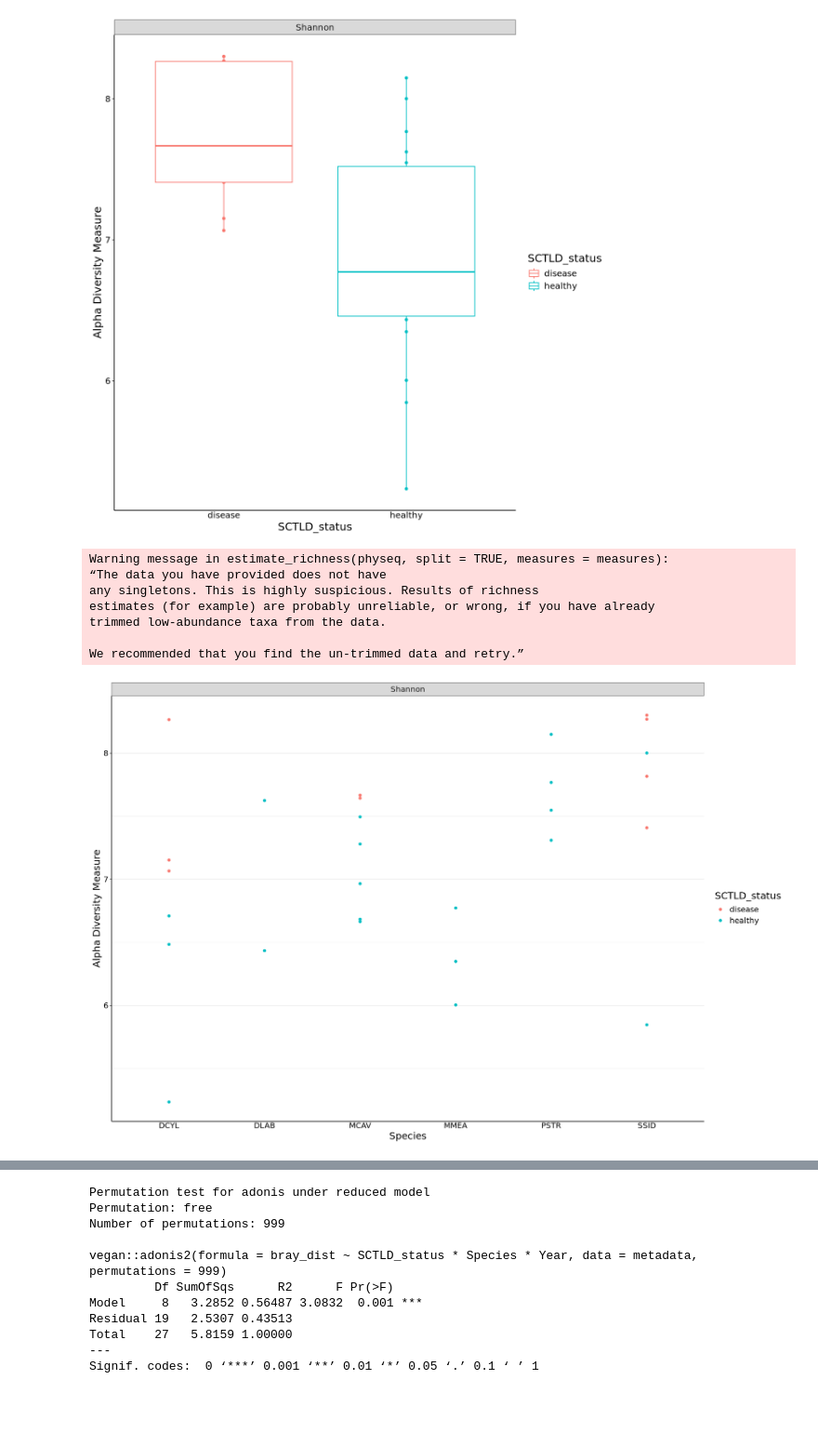
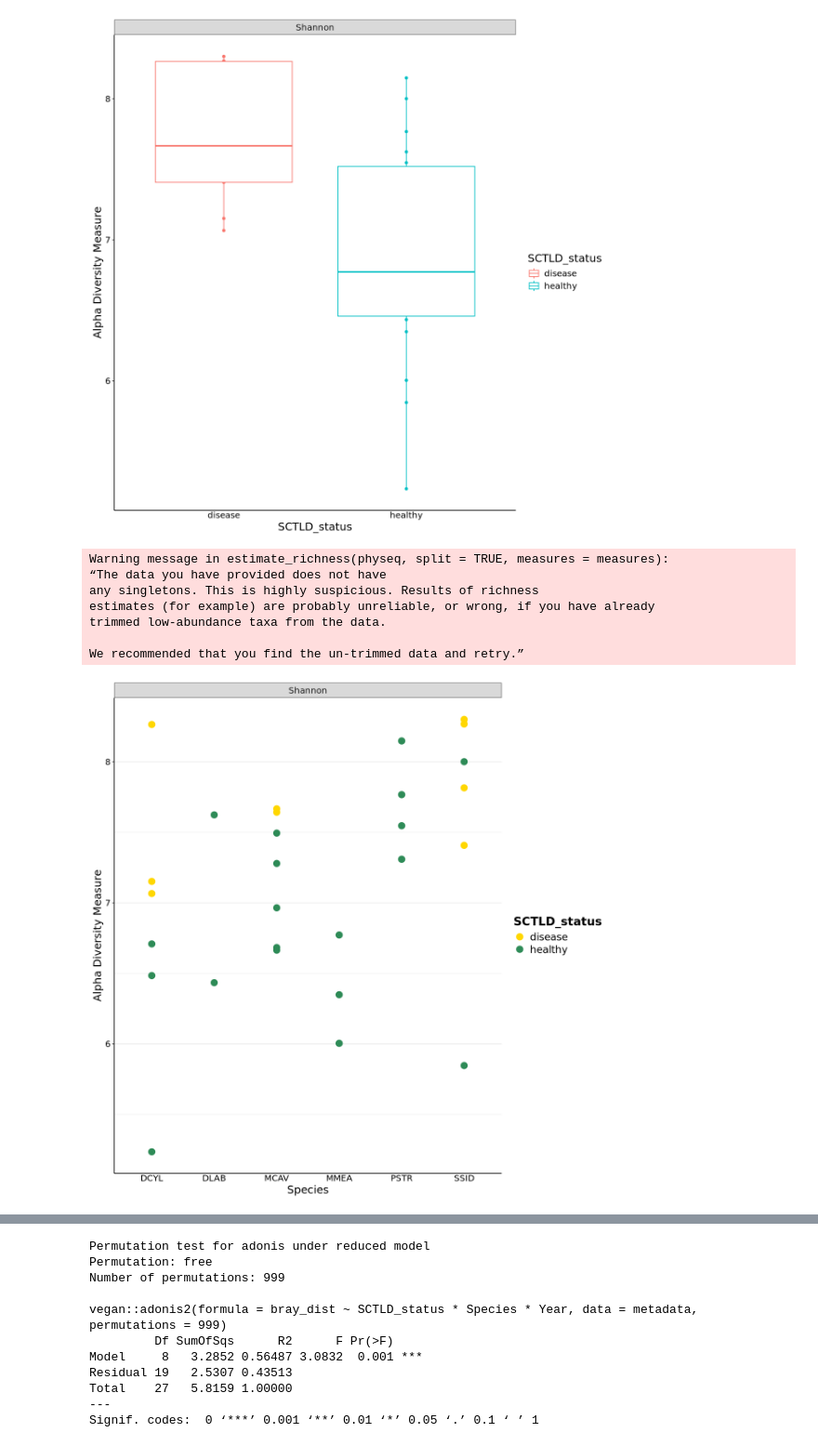
Before and after one commit to nikeaulrich/DR_SCTLD, a Jupyter notebook: DR_phyloseq.ipynb, the cells around one changed output, grey strips where cells are left out. Shown at 93% size. Cells and saved outputs as stored; diff of their text form; code cells hidden in the pictures; blank space fills up the shorter version.

```diff
--- a/DR_phyloseq.ipynb
+++ b/DR_phyloseq.ipynb
@@ -414,22 +438,29 @@ options(repr.plot.width=15, repr.plot.height=10)
+# %%
+rich_colors <- c('gold','seagreen')
 # %%
-rich_species <- plot_richness(DR_all, x="Species", color="SCTLD_status", measures=c("Shannon")) + geom_point() +
+rich_species <- plot_richness(DR_all, x="Species", color="SCTLD_status", measures=c("Shannon")) +
+#geom_point(aes(fill = "SCTLD_status"), color = "black", shape = 21, size = 4, stroke = 1)+
+geom_point(size=4) +
+scale_color_manual("SCTLD_status", values = c(rich_colors)) +
 theme_bw()+
  theme(legend.position = "right",
     panel.border = element_blank(),
     panel.grid.major.x = element_blank(),
     panel.grid.minor.x = element_blank(),
     axis.ticks.x = element_blank(),
     axis.line = element_line(color = "black"),
     axis.text = element_text(color = "black"),
+    legend.title = element_text(size = 16, face = "bold"),
+    legend.text = element_text(size = 14),
     text = element_text(size = 15))
 rich_species
 # %% [output]
 Warning message in estimate_richness(physeq, split = TRUE, measures = measures):
 “The data you have provided does not have
 any singletons. This is highly suspicious. Results of richness
 estimates (for example) are probably unreliable, or wrong, if you have already
 trimmed low-abundance taxa from the data.
 
 We recommended that you find the un-trimmed data and retry.”
-[figure, old version]
+[figure, new version]
 # %%
```
Also changed, not shown: parts of 9 cells of this notebook, 2 other files.
